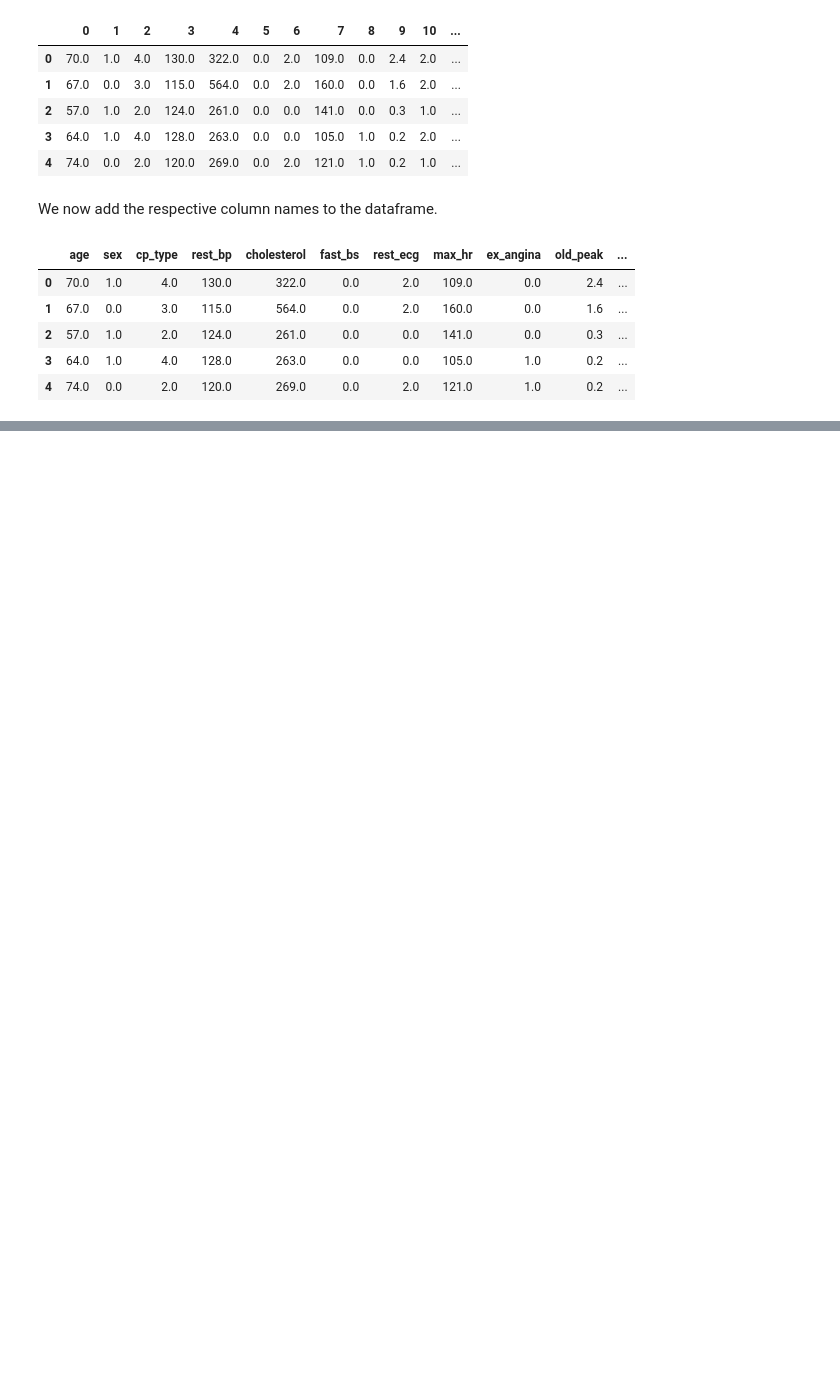
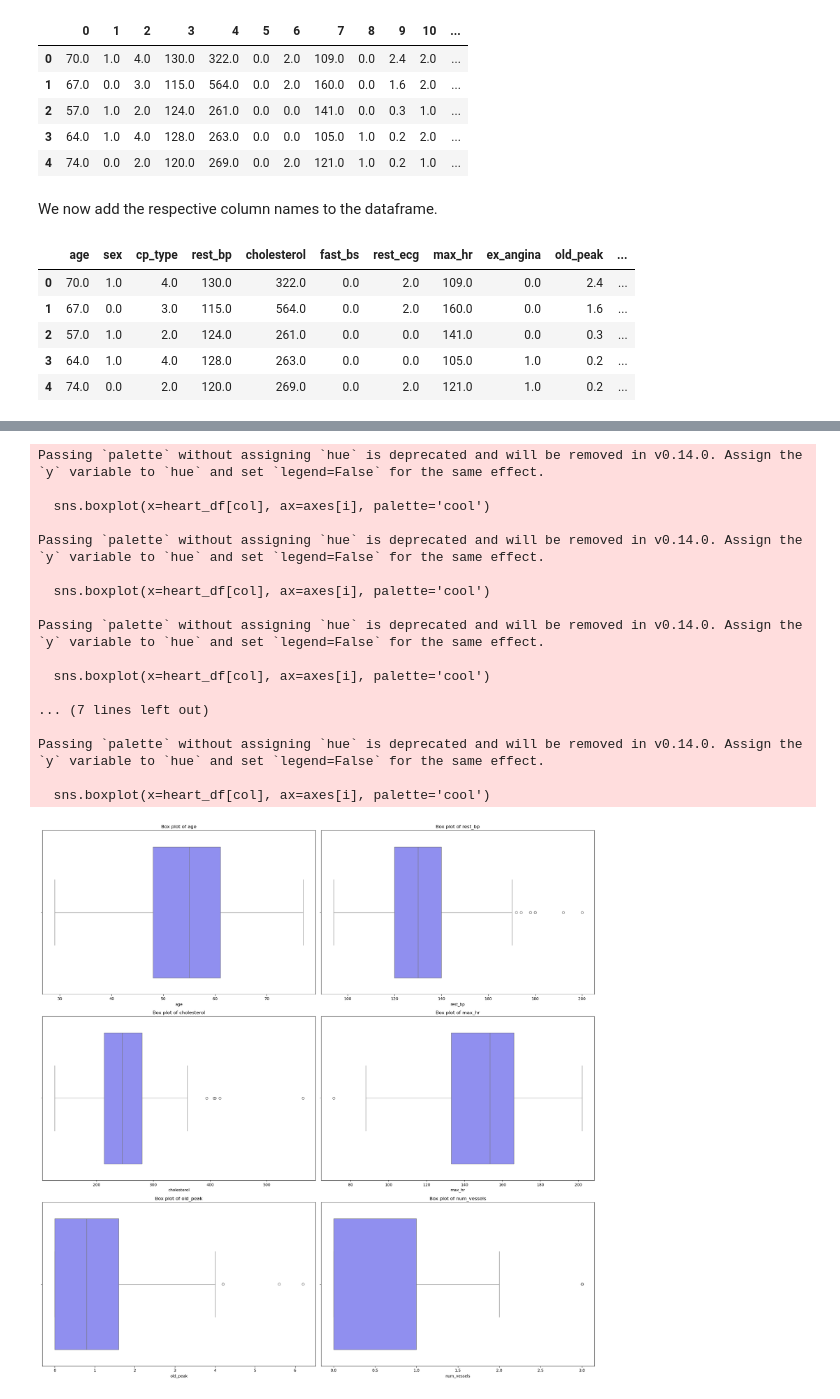
Before and after one commit to RomanShrestha07/DANA_4830_Group_Project, a Jupyter notebook: GroupProject.ipynb, the cells around one changed output, grey strips where cells are left out. Saved outputs shown, nothing was run; the diff lists cells and outputs as text; code cells hidden in the pictures; blank space fills up the shorter version.

```diff
--- a/GroupProject.ipynb
+++ b/GroupProject.ipynb
@@ -16,5 +21,5 @@ Now we read the Heart Dataset into a dataframe.
 # %%
-heart_df = pd.read_csv('heart.dat', header=None, sep=" ")
+heart_df = pd.read_csv('data/heart.dat', header=None, sep=" ")
 heart_df.head()
 # %% [output]
 |  | 0 | 1 | 2 | 3 | 4 | 5 | 6 | 7 | 8 | 9 | 10 | ... |
@@ -27,20 +32,8 @@ heart_df.head()
 We now add the respective column names to the dataframe.
 # %%
 column_names = [
-    "age",
-    "sex",
-    "cp_type",  # chest pain type
-    "rest_bp",  # resting blood pressure
-    "cholesterol",  # serum cholesterol in mg/dl
-    "fast_bs",  # fasting blood sugar > 120 mg/dl
-    "rest_ecg",  # resting electrocardiograph results
-    "max_hr",  # maximum heart rate achieved
-    "ex_angina",  # exercise induced angina
-    "old_peak",  # old peak = ST depression induced by exercise relative to rest
-    "slope",  # the slope of the peak exercise ST segment
-    "num_vessels",  # number of major vessels colored by fluoroscopy
-    "thal",  # thal: 3 = normal; 6 = fixed defect; 7 = reversible defect
-    "hd_presence"  # heart disease presence
+    "age", "sex", "cp_type", "rest_bp", "cholesterol", "fast_bs", "rest_ecg",
+    "max_hr", "ex_angina", "old_peak", "slope",  "num_vessels", "thal",  "hd_presence"
 ]
 
 heart_df.columns = column_names
@@ -57,0 +109,32 @@ X = heart_df.drop('hd_presence', axis=1)
+# %%
+num_cols = ['age', 'rest_bp', 'cholesterol', 'max_hr', 'old_peak', 'num_vessels']
+# %%
+fig, axes = plt.subplots(3, 2, figsize=(20, 20))
+
+axes = axes.flatten()
+
+for i, col in enumerate(num_cols):
+    sns.boxplot(x=heart_df[col], ax=axes[i], palette='cool')
+    axes[i].set_title(f'Box plot of {col}')
+
+plt.tight_layout()
+plt.show()
+# %% [output]
+Passing `palette` without assigning `hue` is deprecated and will be removed in v0.14.0. Assign the `y` variable to `hue` and set `legend=False` for the same effect.
+
+  sns.boxplot(x=heart_df[col], ax=axes[i], palette='cool')
+
+Passing `palette` without assigning `hue` is deprecated and will be removed in v0.14.0. Assign the `y` variable to `hue` and set `legend=False` for the same effect.
+
+  sns.boxplot(x=heart_df[col], ax=axes[i], palette='cool')
+
+Passing `palette` without assigning `hue` is deprecated and will be removed in v0.14.0. Assign the `y` variable to `hue` and set `legend=False` for the same effect.
+
+  sns.boxplot(x=heart_df[col], ax=axes[i], palette='cool')
+
+... (7 lines left out)
+
+Passing `palette` without assigning `hue` is deprecated and will be removed in v0.14.0. Assign the `y` variable to `hue` and set `legend=False` for the same effect.
+
+  sns.boxplot(x=heart_df[col], ax=axes[i], palette='cool')
+[figure, added]
```
Also changed, not shown: parts of 44 cells of this notebook, 3 other files.
